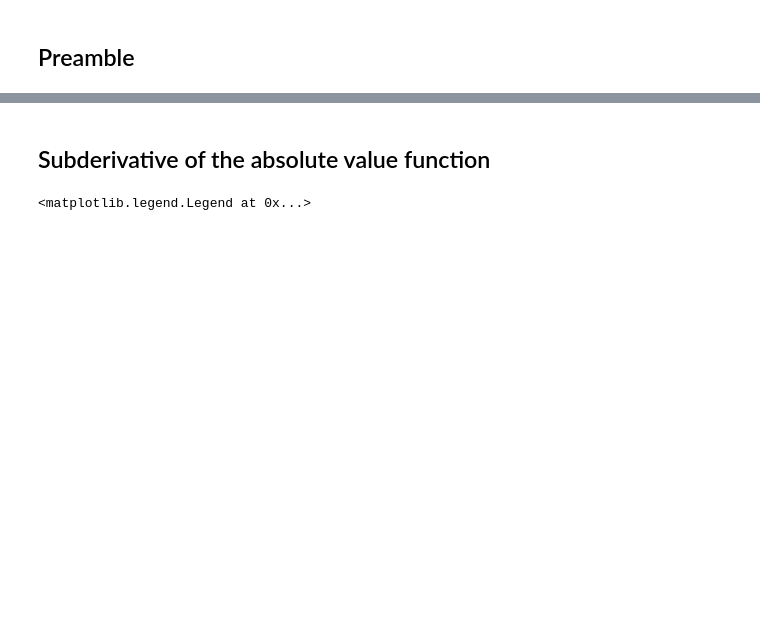
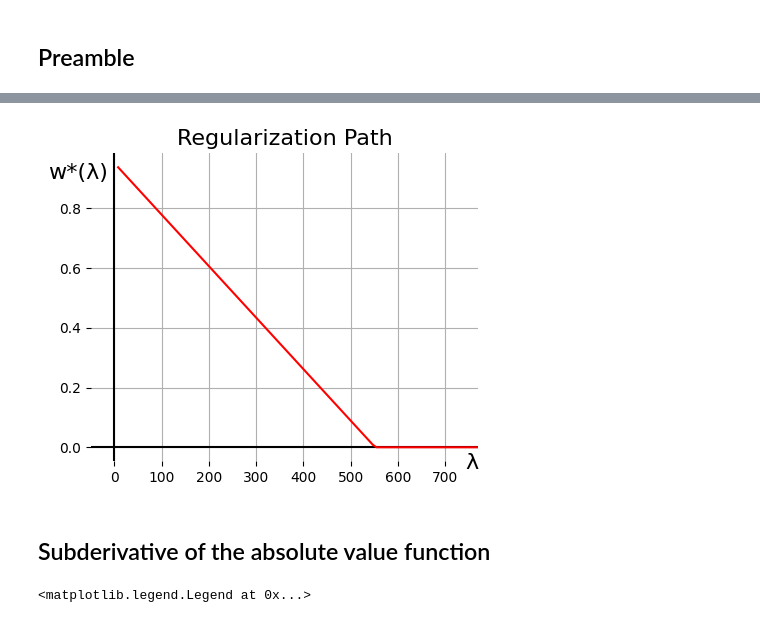
Before and after one commit to bgawalt/blog, a Jupyter notebook: content/jupyter/0004-lasso.ipynb, the cells around one changed output, grey strips where cells are left out. Cells and saved outputs as stored; diff of their text form; code cells hidden in the pictures; blank space fills up the shorter version.

```diff
--- a/content/jupyter/0004-lasso.ipynb
+++ b/content/jupyter/0004-lasso.ipynb
@@ -10,3 +47,39 @@ NUM_POINTS = 250
+# %%
+fig = pyplot.figure(figsize=(5, 4))
+ax = fig.gca()
+ax.axhline(color='k')
+ax.axvline(color='k')
+ax.spines['top'].set_visible(False)
+ax.spines['right'].set_visible(False)
+ax.spines['bottom'].set_visible(False)
+ax.spines['left'].set_visible(False)
+
+alpha = 0.001
+coef = 1000
+while coef > 1e-6:
+    model = linear_model.Lasso(alpha=alpha, fit_intercept=False)
+    model.fit(xs, ys)
+    coef = model.coef_[0]
+    #print(f'{alpha:0.3e}, {coef:0.3e}')
+    alpha *= 1.25
+
+coefs = []
+alphas = []
+for alpha in numpy.arange(alpha/100, alpha, alpha/100):
+    model = linear_model.Lasso(alpha=alpha, fit_intercept=False)
+    model.fit(xs, ys)
+    coef = model.coef_[0]
+    alphas.append(2 * N * alpha)
+    coefs.append(coef)
+    #print(f'{alpha:0.3e}, {coef:0.3e}')
+ax.set_xlim(-50, 2 * N * alpha)
+ax.text(2 * N * alpha, -0.02, 'λ', va='top', ha='right', fontsize=16)
+ax.text(-14, 0.9, 'w*(λ)', ha='right', fontsize=16)
+ax.set_title('Regularization Path', fontsize=16)
+ax.plot(alphas, coefs, 'r-', markersize=3)
+ax.grid()
+# %% [output]
+[figure, added]
 # %% [markdown]
 ## Subderivative of the absolute value function
 # %%
```
Also changed, not shown: parts of 6 cells of this notebook, 2 other files.
